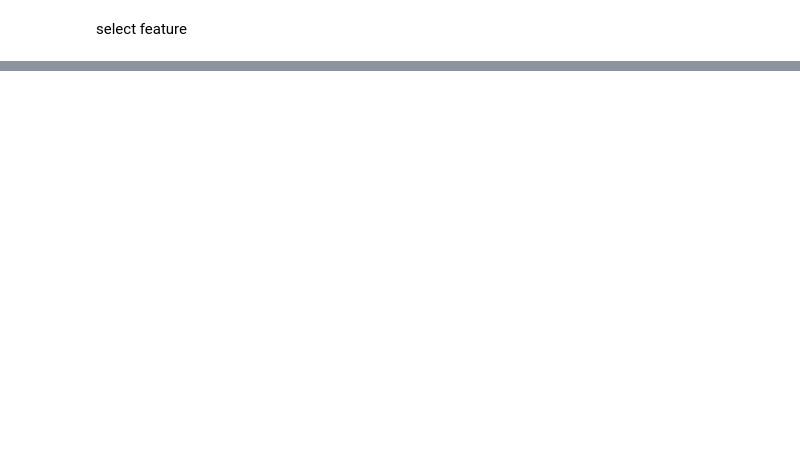
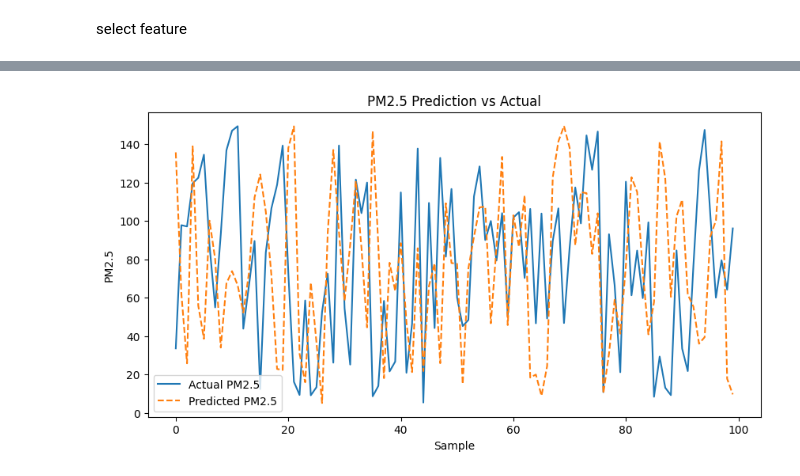
Before and after one commit to rewa1437/machine-learning, a Jupyter notebook: jupyternotebook/PM.ipynb, the cells around one changed output, grey strips where cells are left out. Cells and saved outputs as stored; diff of their text form; code cells hidden in the pictures; blank space fills up the shorter version.

Commit message:
make data storying & change data

```diff
--- a/jupyternotebook/PM.ipynb
+++ b/jupyternotebook/PM.ipynb
@@ -62,0 +117,9 @@ dtype: int64
+# %%
+before = data.shape[0]
+for col in data.columns:
+    mean = data[col].mean()
+    std = data[col].std()
+    data = data[(data[col] >= mean - 3 * std) & (data[col] <= mean + 3 * std)]
+after = data.shape[0]
+outliers_data = before - after
+print(f"ลบ outliers ±3σ: {outliers_data} แถว (เหลือ {after})")
@@ -62,0 +128,3 @@ dtype: int64
+# %%
+X_cleaned = data[features]
+y_cleaned = data[target]
@@ -62,0 +168,6 @@ dtype: int64
+# %%
+from sklearn.model_selection import train_test_split
+
+X_train, X_test, y_train, y_test = train_test_split(
+    X_cleaned, y_cleaned, test_size=0.2, random_state=42
+)
@@ -62,0 +176,13 @@ dtype: int64
+# %%
+from sklearn.linear_model import LinearRegression
+from sklearn.tree import DecisionTreeRegressor
+
+
+model_lr = LinearRegression()
+model_lr.fit(X_train, y_train)
+
+model_dt = DecisionTreeRegressor()
+model_dt.fit(X_train,y_train)
+
+y_pred_lr = model_lr.predict(X_test)
+y_pred_dt = model_dt.predict(X_test)
@@ -62,0 +232,13 @@ dtype: int64
+# %%
+import matplotlib.pyplot as plt
+
+plt.figure(figsize=(10, 5))
+plt.plot(y_test.values[50:150], label="Actual PM2.5")
+plt.plot(y_pred_dt[50:150], label="Predicted PM2.5", linestyle='--')
+plt.legend()
+plt.title("PM2.5 Prediction vs Actual")
+plt.xlabel("Sample")
+plt.ylabel("PM2.5")
+plt.show()
+# %% [output]
+[figure, added]
```
Also changed, not shown: parts of 19 cells of this notebook, 1 other file.
